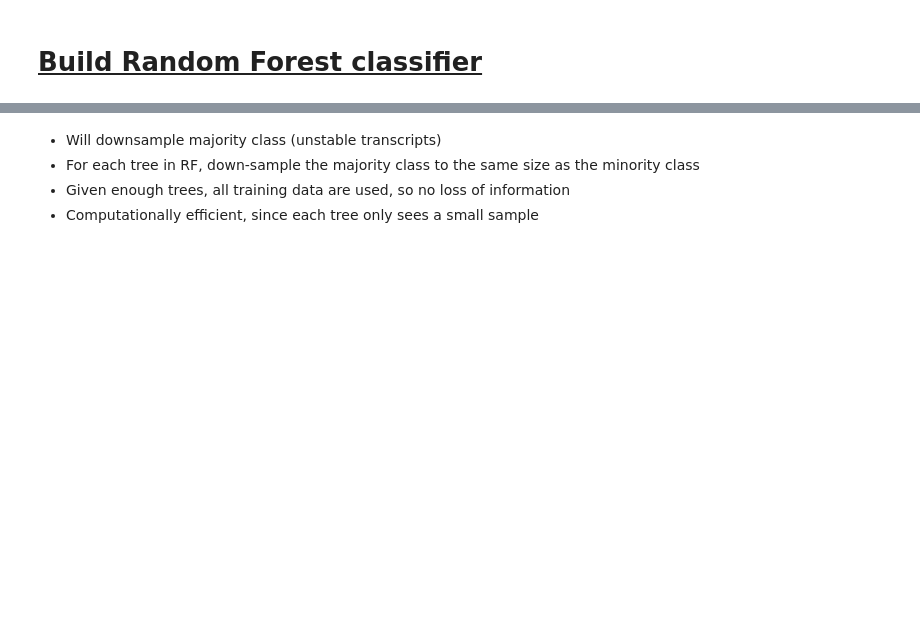
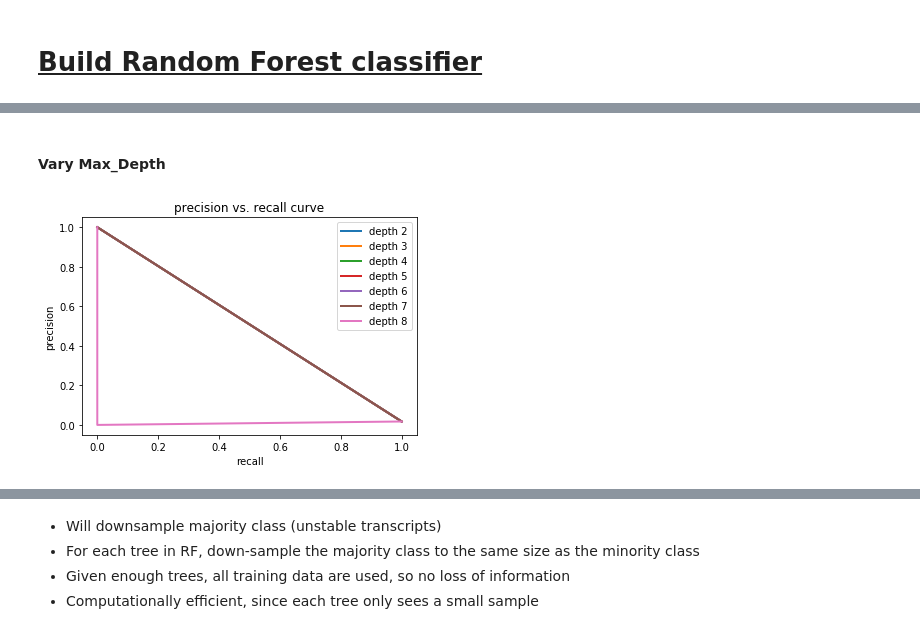
Before and after one commit to anthfm/TranscriptML, a Jupyter notebook: RF_classifier.ipynb, the cells around one changed output, grey strips where cells are left out. Drawn from its saved outputs; the diff is of its cells as text; code cells hidden in the pictures; blank space fills up the shorter version.

```diff
--- a/RF_classifier.ipynb
+++ b/RF_classifier.ipynb
@@ -38,0 +51,5 @@ transcript_stability = transcript_stability.loc[:,['combined_median','stability'
+# %%
+x1 = transcript_stability["combined_median"].values.reshape(-1, 1) # convert into 2D array
+y1 = transcript_stability["stability"].values.ravel() # convert into 1D array
+rf = RandomForestClassifier(n_estimators=200, random_state=42) #define classifier with n trees
+k_fold = KFold(n_splits=5, random_state=42, shuffle=True)
@@ -38,0 +64,4 @@ transcript_stability = transcript_stability.loc[:,['combined_median','stability'
+# %%
+rf_pred = cross_val_predict(rf, x1, y1, cv=5, n_jobs=3, pre_dispatch=6) #5-fold CV
+labels = np.unique(y1)
+rf_conf_mat = confusion_matrix(y1, rf_pred, labels=labels)
@@ -38,0 +85,21 @@ transcript_stability = transcript_stability.loc[:,['combined_median','stability'
+# %% [markdown]
+#### Vary Max_Depth
+# %%
+precision = dict()
+recall = dict()
+
+for i in range(2,9):
+    rf = RandomForestClassifier(n_estimators=100, random_state=42, max_depth=i)
+    rf_pred = cross_val_predict(rf, x1, y1, cv=5, n_jobs=3, pre_dispatch=6)
+    y2 = np.where(y1 =="YES", True, False)
+    rf_pred2 = np.where(rf_pred =="YES", True, False)
+    precision[i], recall[i], _ = precision_recall_curve(y2, rf_pred2)
+    plt.plot(recall[i], precision[i], lw=2, label='depth {}'.format(i))
+
+plt.xlabel("recall")
+plt.ylabel("precision")
+plt.legend(loc="best")
+plt.title("precision vs. recall curve")
+plt.show()
+# %% [output]
+[figure, added]
```
Also changed, not shown: parts of 64 cells of this notebook.
